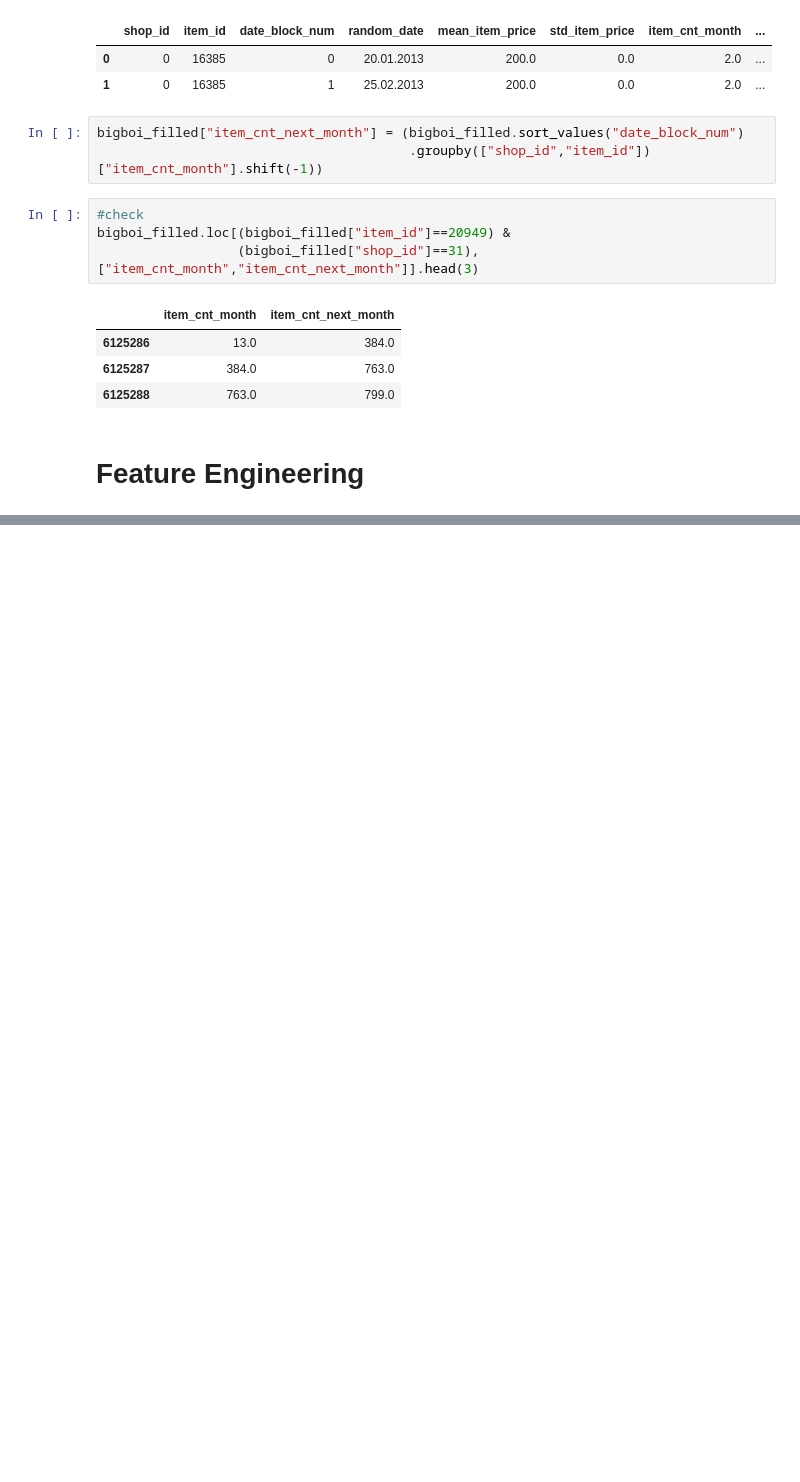
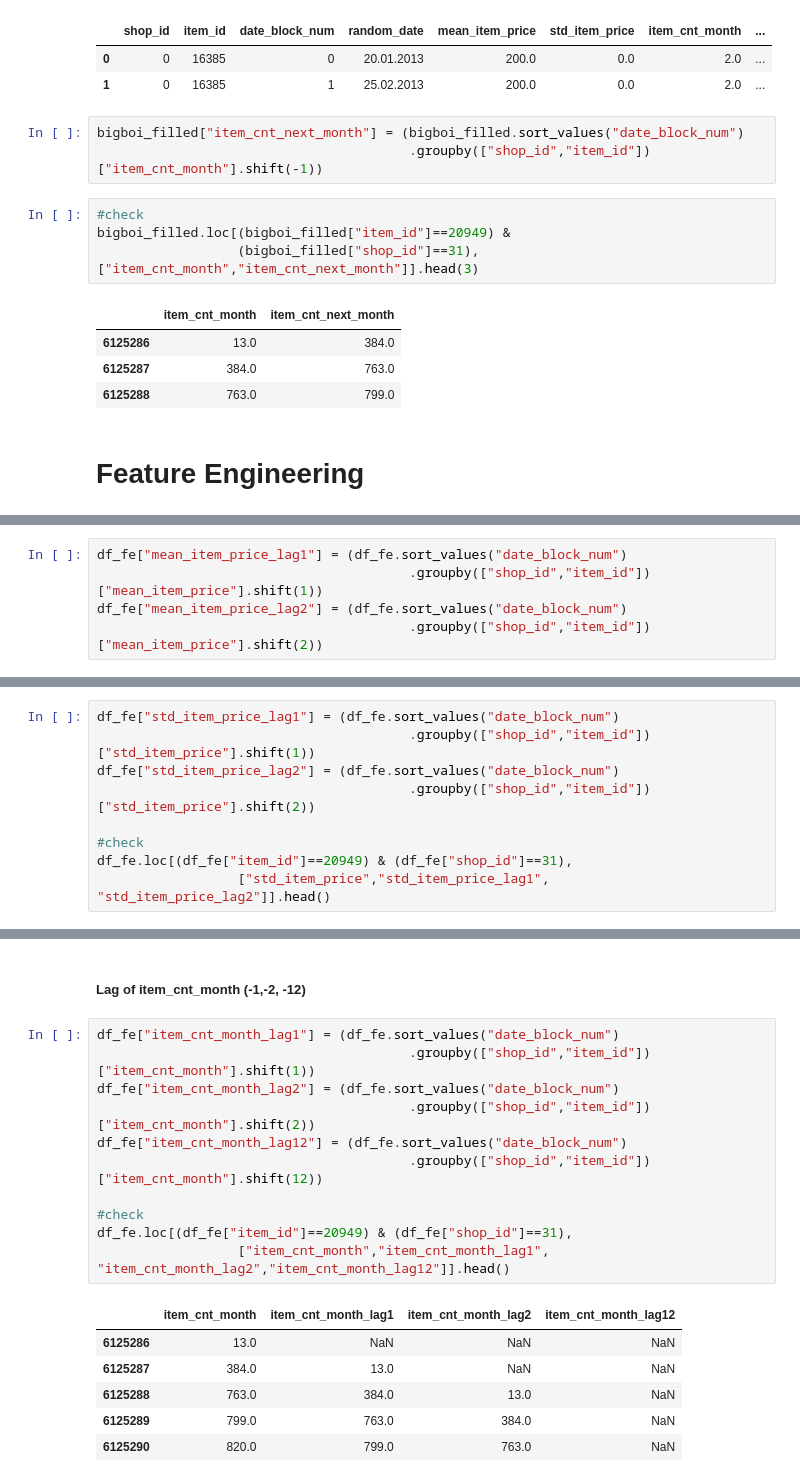
Before and after one commit to RobBlanchard/kaggle-predict-sales, a Jupyter notebook: XGBoost - 2.ipynb, the cells around one changed output, grey strips where cells are left out. Drawn from its saved outputs; the diff is of its cells as text; blank space fills up the shorter version.

```diff
--- a/XGBoost - 2.ipynb
+++ b/XGBoost - 2.ipynb
@@ -801,0 +836,5 @@ Ideas of features:
+# %%
+df_fe["mean_item_price_lag1"] = (df_fe.sort_values("date_block_num")
+                                        .groupby(["shop_id","item_id"])["mean_item_price"].shift(1))
+df_fe["mean_item_price_lag2"] = (df_fe.sort_values("date_block_num")
+                                        .groupby(["shop_id","item_id"])["mean_item_price"].shift(2))
@@ -801,0 +852,9 @@ Ideas of features:
+# %%
+df_fe["std_item_price_lag1"] = (df_fe.sort_values("date_block_num")
+                                        .groupby(["shop_id","item_id"])["std_item_price"].shift(1))
+df_fe["std_item_price_lag2"] = (df_fe.sort_values("date_block_num")
+                                        .groupby(["shop_id","item_id"])["std_item_price"].shift(2))
+
+#check
+df_fe.loc[(df_fe["item_id"]==20949) & (df_fe["shop_id"]==31),
+                  ["std_item_price","std_item_price_lag1", "std_item_price_lag2"]].head()
@@ -801,0 +868,20 @@ Ideas of features:
+# %% [markdown]
+##### Lag of item_cnt_month (-1,-2, -12)
+# %%
+df_fe["item_cnt_month_lag1"] = (df_fe.sort_values("date_block_num")
+                                        .groupby(["shop_id","item_id"])["item_cnt_month"].shift(1))
+df_fe["item_cnt_month_lag2"] = (df_fe.sort_values("date_block_num")
+                                        .groupby(["shop_id","item_id"])["item_cnt_month"].shift(2))
+df_fe["item_cnt_month_lag12"] = (df_fe.sort_values("date_block_num")
+                                        .groupby(["shop_id","item_id"])["item_cnt_month"].shift(12))
+
+#check
+df_fe.loc[(df_fe["item_id"]==20949) & (df_fe["shop_id"]==31),
+                  ["item_cnt_month","item_cnt_month_lag1", "item_cnt_month_lag2","item_cnt_month_lag12"]].head()
+# %% [output]
+|  | item_cnt_month | item_cnt_month_lag1 | item_cnt_month_lag2 | item_cnt_month_lag12 |
+| 6125286 | 13.0 | NaN | NaN | NaN |
+| 6125287 | 384.0 | 13.0 | NaN | NaN |
+| 6125288 | 763.0 | 384.0 | 13.0 | NaN |
+| 6125289 | 799.0 | 763.0 | 384.0 | NaN |
+| 6125290 | 820.0 | 799.0 | 763.0 | NaN |
```
Also changed, not shown: parts of 14 cells of this notebook.
